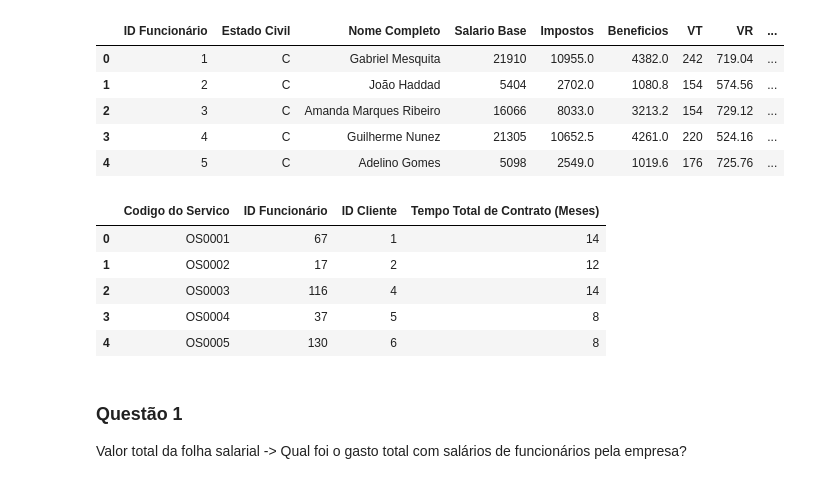
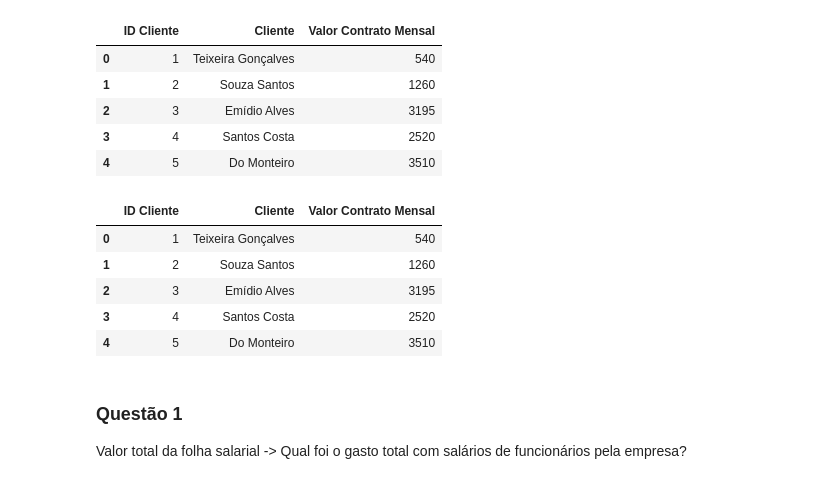
Before and after one commit to LeoDNascimento/Challenge-1, a Jupyter notebook: main.ipynb, the cells around one changed output. Drawn from its saved outputs; the diff is of its cells as text; code cells hidden in the pictures.

```diff
--- a/main.ipynb
+++ b/main.ipynb
@@ -1,27 +1,27 @@
 # %%
 import pandas as pd
 
 employer_df = pd.read_csv('CadastroFuncionarios.csv', sep=';', decimal=',')
 client_df = pd.read_csv('CadastroClientes.csv', sep=';', decimal=',')
 service_df = pd.read_excel('BaseServiçosPrestados.xlsx', decimal=',')
 
-employer_df.head()
+client_df.head()
 # %% [output]
-|  | ID Funcionário | Estado Civil | Nome Completo | Salario Base | Impostos | Beneficios | VT | VR | ... |
-| 0 | 1 | C | Gabriel Mesquita | 21910 | 10955.0 | 4382.0 | 242 | 719.04 | ... |
-| 1 | 2 | C | João Haddad | 5404 | 2702.0 | 1080.8 | 154 | 574.56 | ... |
-| 2 | 3 | C | Amanda Marques Ribeiro | 16066 | 8033.0 | 3213.2 | 154 | 729.12 | ... |
-| 3 | 4 | C | Guilherme Nunez | 21305 | 10652.5 | 4261.0 | 220 | 524.16 | ... |
-| 4 | 5 | C | Adelino Gomes | 5098 | 2549.0 | 1019.6 | 176 | 725.76 | ... |
+|  | ID Cliente | Cliente | Valor Contrato Mensal |
+| 0 | 1 | Teixeira Gonçalves | 540 |
+| 1 | 2 | Souza Santos | 1260 |
+| 2 | 3 | Emídio Alves | 3195 |
+| 3 | 4 | Santos Costa | 2520 |
+| 4 | 5 | Do Monteiro | 3510 |
 # %%
-service_df.head()
+client_df.head()
 # %% [output]
-|  | Codigo do Servico | ID Funcionário | ID Cliente | Tempo Total de Contrato (Meses) |
-| 0 | OS0001 | 67 | 1 | 14 |
-| 1 | OS0002 | 17 | 2 | 12 |
-| 2 | OS0003 | 116 | 4 | 14 |
-| 3 | OS0004 | 37 | 5 | 8 |
-| 4 | OS0005 | 130 | 6 | 8 |
+|  | ID Cliente | Cliente | Valor Contrato Mensal |
+| 0 | 1 | Teixeira Gonçalves | 540 |
+| 1 | 2 | Souza Santos | 1260 |
+| 2 | 3 | Emídio Alves | 3195 |
+| 3 | 4 | Santos Costa | 2520 |
+| 4 | 5 | Do Monteiro | 3510 |
 # %% [markdown]
 ### Questão 1
 Valor total da folha salarial -> Qual foi o gasto total com salários de funcionários pela empresa?
```
Also changed, not shown: parts of 1 cell of this notebook.
